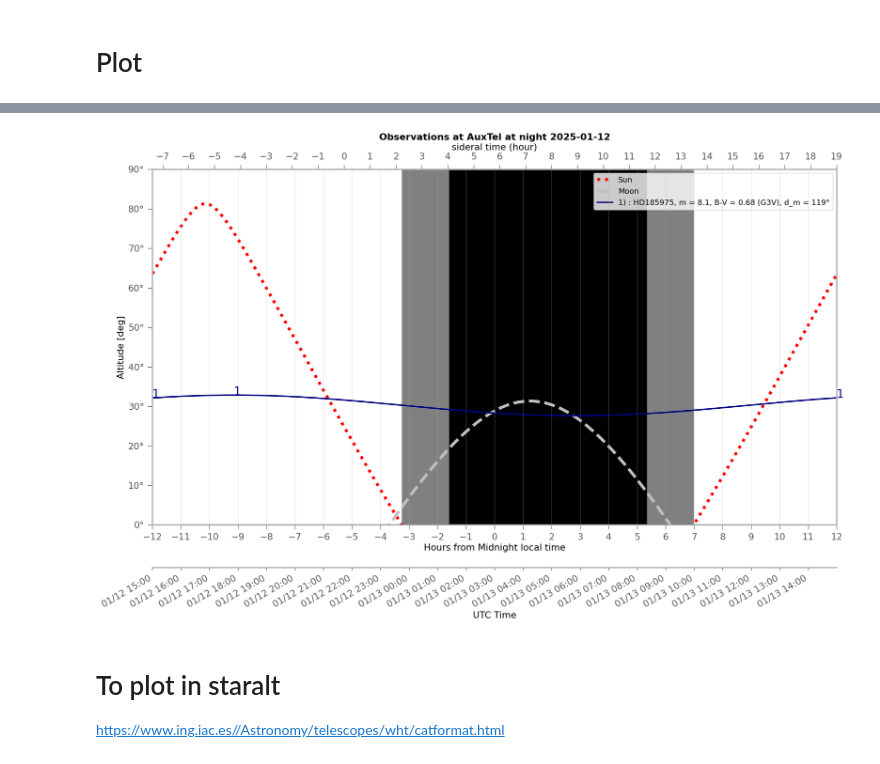
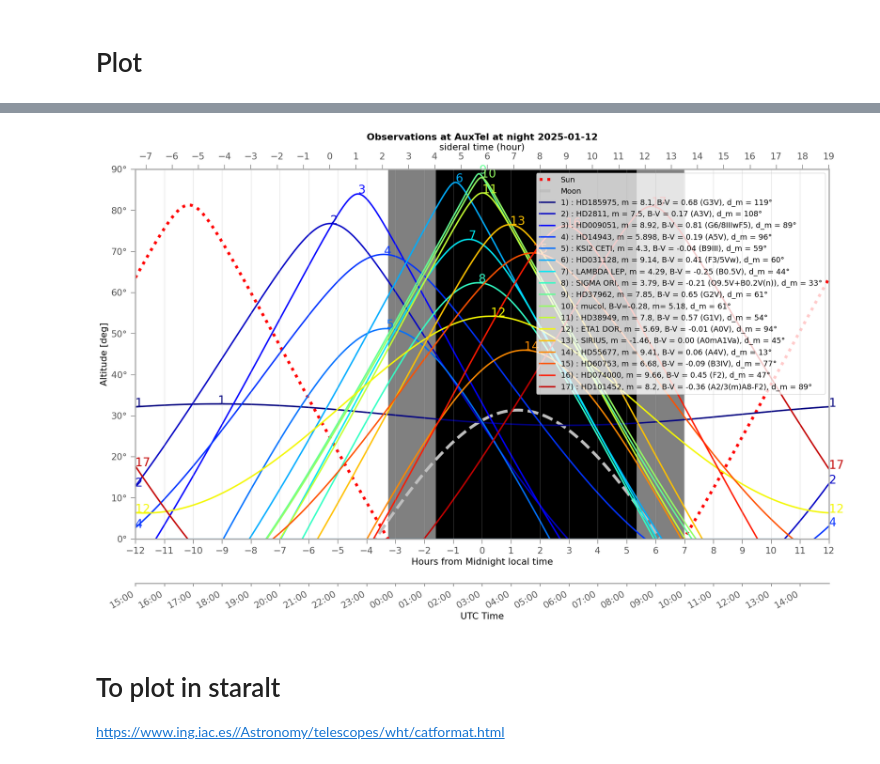
Before and after one commit to sylvielsstfr/AuxtelStarAlt, a Jupyter notebook: notebooks/2025-01-06/01b_ObservationOfVisibleCalspecList.ipynb, the cells around one changed output, grey strips where cells are left out. Cells and saved outputs as stored; diff of their text form; code cells hidden in the pictures.

```diff
--- a/notebooks/2025-01-06/01b_ObservationOfVisibleCalspecList.ipynb
+++ b/notebooks/2025-01-06/01b_ObservationOfVisibleCalspecList.ipynb
@@ -277,2 +386,0 @@ altitude=lsst_location.height
-# %%
-cerro_pachon = EarthLocation(lat=latitude.degree*u.deg, lon=longitude.degree*u.deg, height=altitude)
@@ -316,3 +386,0 @@ The actual time in America/Santiago is 2024-12-21 11:44:06.537395
-# %%
-utcoffset_number = timezone.utcoffset(dt).total_seconds()/60./60.
-print("The UTC offset in Chile is ",utcoffset_number," hours")
@@ -461,6 +460,8 @@ magLim = 12.
 # %% [markdown]
 ### Algo for the selection of the target wrt RA selection , culmination angle,
 # %%
+latitude = latitude_lsst
+
 all_flag_select = []
 
 # numeric collections
@@ -699,7 +797,7 @@ from astropy import coordinates
 ### Get moon ephemerides
 - Checked sky trajectory at https://airmass.org/
 # %%
-moon_evening_to_morning = coordinates.get_body("moon",times_evening_to_morning,location=lsst_location)
+moon_evening_to_morning = coordinates.get_body("moon",times_evening_to_morning,location=site_LSST)
 moonaltazs_evening_to_morning = moon_evening_to_morning.transform_to(frame_evening_to_morning)
 # %% [markdown]
 ## Targets Frame
@@ -875,37 +1030,38 @@ ax3.patch.set_visible(False) # mandatory
 for sp in ax3.spines.values():
     sp.set_visible(False)
 ax3.spines["bottom"].set_visible(True)
-fmt = '%m/%d %H:%M'
+#fmt = '%m/%d %H:%M'
+fmt = '%H:%M'
 plt.gca().xaxis.set_major_formatter(mdates.DateFormatter(fmt))
 ax3.xaxis.set_major_locator(mdates.HourLocator(interval=1))
 
 curvetoremove, = ax3.plot_date(times_evening_to_morning_datetime, sunaltazs_evening_to_morning.alt, color='r', ls=":",lw=0)
 curvetoremove.remove()
 ax3.set_xlim(times_evening_to_morning_datetime[0], times_evening_to_morning_datetime[-1])
 
 
 
 ax3.tick_params(which='major', width=1.00, length=5)
 ax3.tick_params(which='minor', width=0.75, length=2.5)
 ax3.grid(True)
 #plt.gcf().autofmt_xdate()  # orient date labels at a slant
 # slant for this axis
 for label in ax3.get_xticklabels(which='major'):
     label.set(rotation=30, horizontalalignment='right')
 
 ax3.set_xlabel("UTC Time")
 
 if FLAG_PRESELECTION_TARGET:
     figname="AuxtelStarAlt_preselectedcalspec{:4d}_{:d}_{:d}.png".format(NYEAR,NMONTH,NDAY)
 else:
     figname="AuxtelStarAlt_visiblecalspec{:4d}_{:d}_{:d}.png".format(NYEAR,NMONTH,NDAY)
 
 plt.tight_layout()
 plt.savefig(figname)
 
 plt.show()
 # %% [output]
-[figure, old version]
+[figure, new version]
 # %% [markdown]
 # To plot in staralt
 
```
Also changed, not shown: parts of 124 cells of this notebook, 1 other file.
